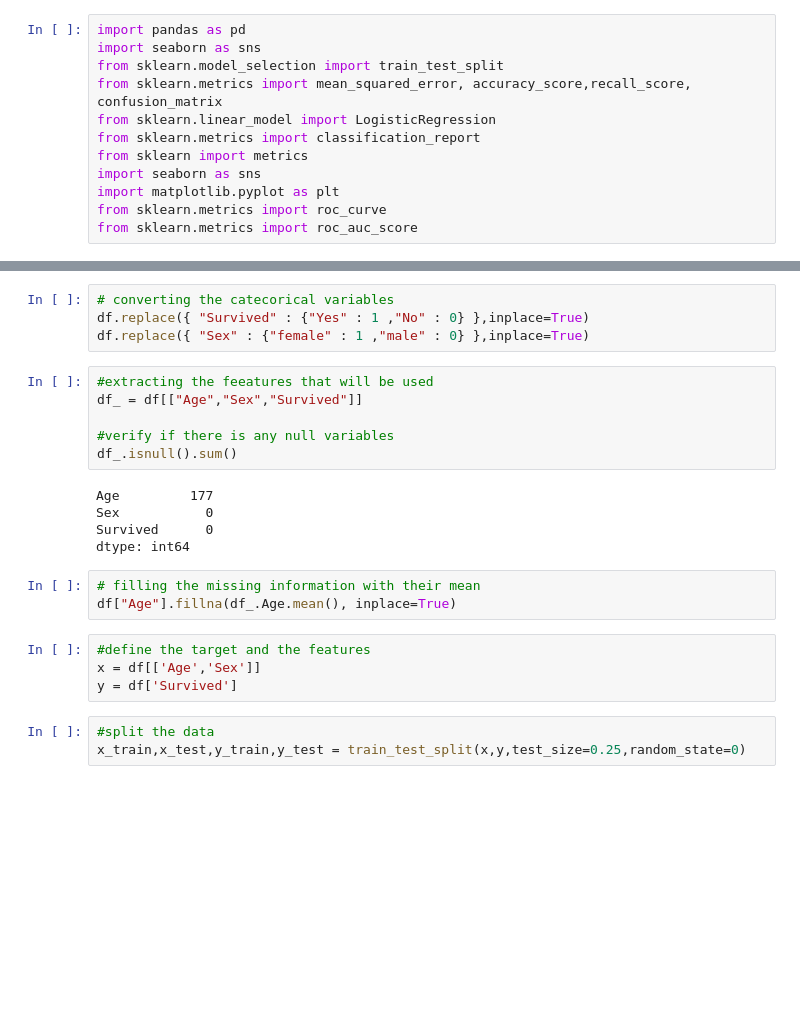
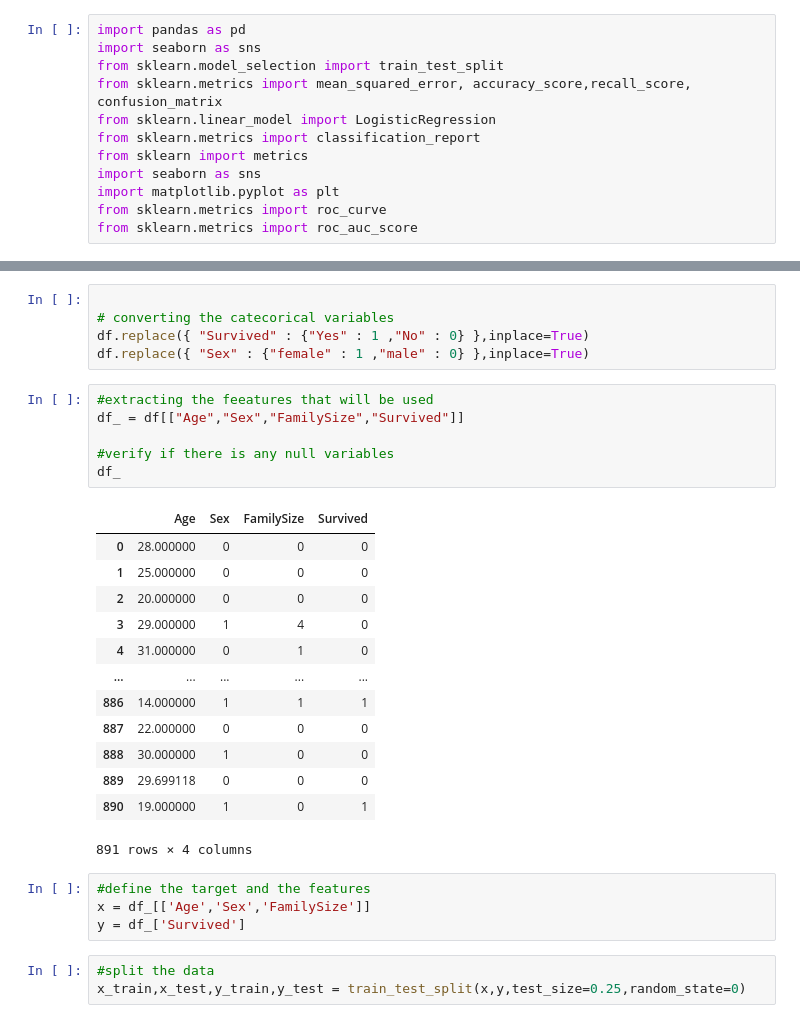
Before and after one commit to raniakbr/Artificial_intelligence_samsung_innovation_compus, a Jupyter notebook: fifth_checkpoint.ipynb, the cells around one changed output, grey strips where cells are left out. Drawn from its saved outputs; the diff is of its cells as text; blank space fills up the shorter version.

```diff
--- a/fifth_checkpoint.ipynb
+++ b/fifth_checkpoint.ipynb
@@ -34,25 +64,32 @@ df.head(40)
 # %%
+
 # converting the catecorical variables
 df.replace({ "Survived" : {"Yes" : 1 ,"No" : 0} },inplace=True)
 df.replace({ "Sex" : {"female" : 1 ,"male" : 0} },inplace=True)
 # %%
 #extracting the feeatures that will be used
-df_ = df[["Age","Sex","Survived"]]
+df_ = df[["Age","Sex","FamilySize","Survived"]]
 
 #verify if there is any null variables
-df_.isnull().sum()
+df_
 # %% [output]
+|  | Age | Sex | FamilySize | Survived |
+| 0 | 28.000000 | 0 | 0 | 0 |
+| 1 | 25.000000 | 0 | 0 | 0 |
+| 2 | 20.000000 | 0 | 0 | 0 |
+| 3 | 29.000000 | 1 | 4 | 0 |
+| 4 | 31.000000 | 0 | 1 | 0 |
+| ... | ... | ... | ... | ... |
+| 886 | 14.000000 | 1 | 1 | 1 |
+| 887 | 22.000000 | 0 | 0 | 0 |
+| 888 | 30.000000 | 1 | 0 | 0 |
+| 889 | 29.699118 | 0 | 0 | 0 |
+| 890 | 19.000000 | 1 | 0 | 1 |
-Age         177
-Sex           0
-Survived      0
-dtype: int64
+891 rows × 4 columns
-# %%
-# filling the missing information with their mean
-df["Age"].fillna(df_.Age.mean(), inplace=True)
 # %%
 #define the target and the features
-x = df[['Age','Sex']]
-y = df['Survived']
+x = df_[['Age','Sex','FamilySize']]
+y = df_['Survived']
 # %%
 #split the data
 x_train,x_test,y_train,y_test = train_test_split(x,y,test_size=0.25,random_state=0)
```
Also changed, not shown: parts of 12 cells of this notebook.
